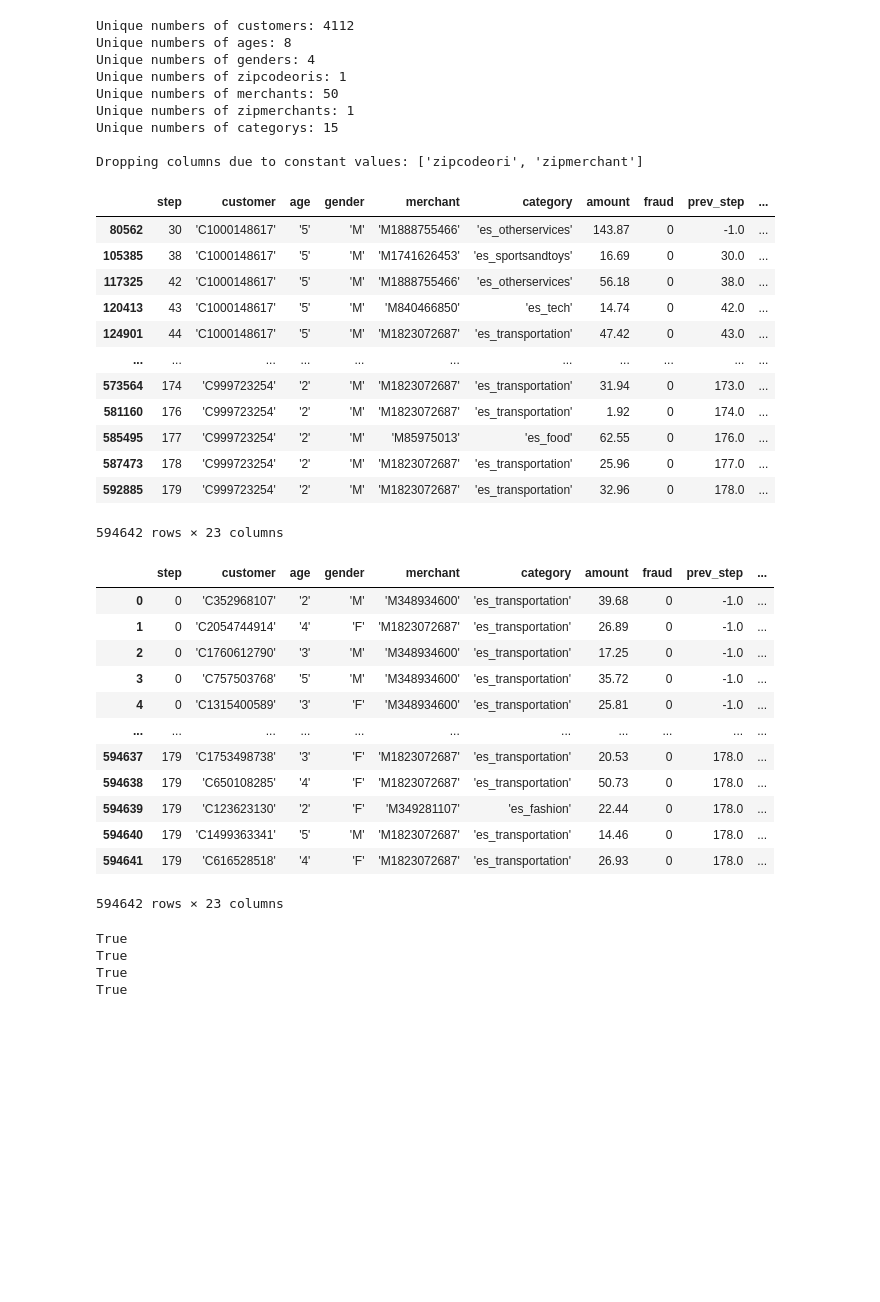
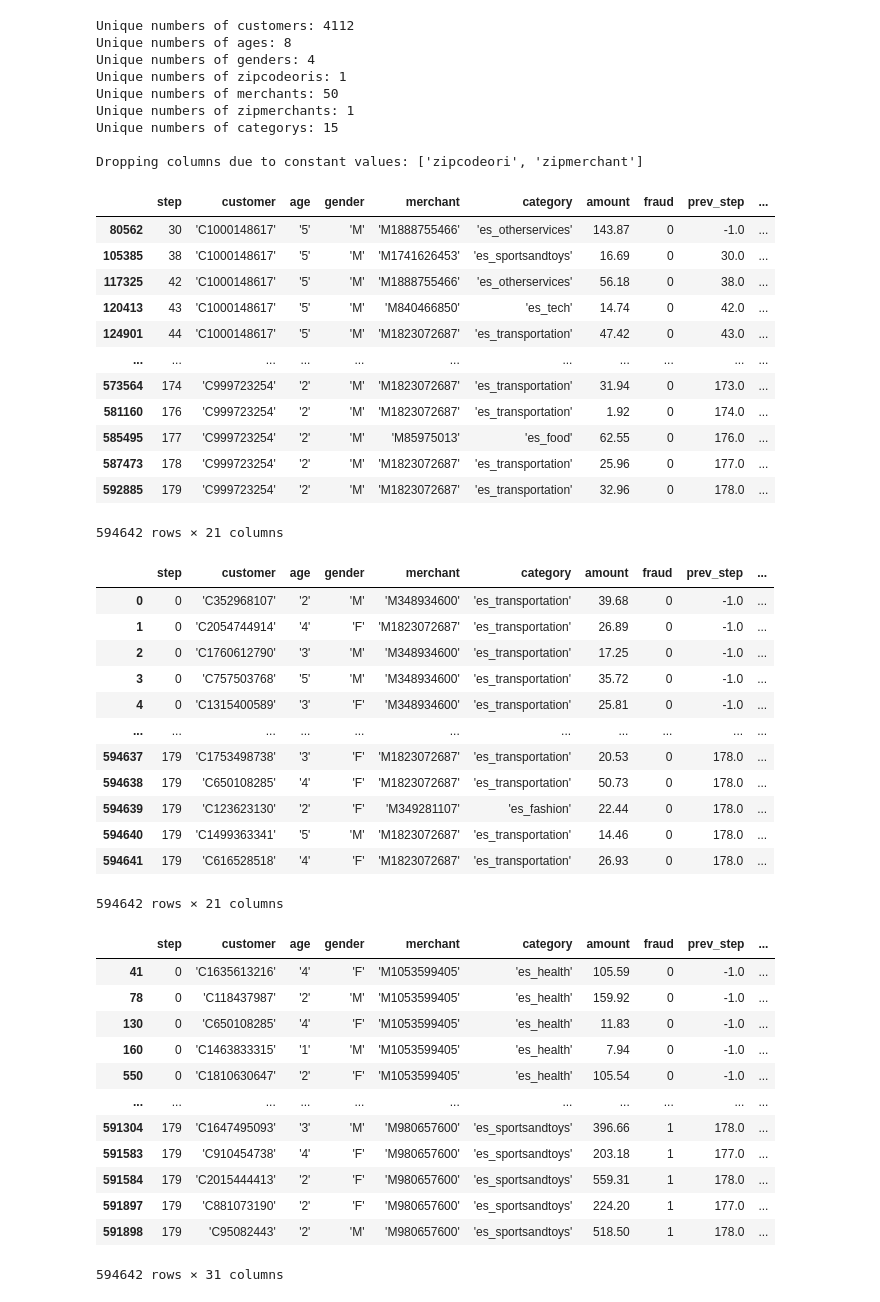
Before and after one commit to BaguetteJet/Fraud-Transaction-Detection, a Jupyter notebook: notebooks/data_books/RollingFeatureExtract.ipynb, the cells around one changed output. Drawn from its saved outputs; the diff is of its cells as text; code cells hidden in the pictures; blank space fills up the shorter version.

```diff
--- a/notebooks/data_books/RollingFeatureExtract.ipynb
+++ b/notebooks/data_books/RollingFeatureExtract.ipynb
@@ -6,6 +4,6 @@ import json
 import os
 # %%
-df = pd.read_csv('../../data/raw/credit_data.csv')
+df = pd.read_csv('../../data/raw/bank_sim.csv')
 # %%
 df.info()
 # %% [output]
@@ -120,7 +118,6 @@ df["time_since_last_transaction"] = df["time_since_last_transaction"].fillna(-1)
 df["prev_step"] = df["prev_step"].fillna(-1)
 
 df["transaction_count"] = cust_groups.cumcount()
-df["transaction_count"] = df["transaction_count"].fillna(0)
 
 df["past_amount_sum"] = cust_groups["amount"].cumsum() - df["amount"]
 df["past_amount_sum"] = df["past_amount_sum"].fillna(0)
@@ -161,7 +158,7 @@ df
 | 585495 | 177 | 'C999723254' | '2' | 'M' | 'M85975013' | 'es_food' | 62.55 | 0 | 176.0 | ... |
 | 587473 | 178 | 'C999723254' | '2' | 'M' | 'M1823072687' | 'es_transportation' | 25.96 | 0 | 177.0 | ... |
 | 592885 | 179 | 'C999723254' | '2' | 'M' | 'M1823072687' | 'es_transportation' | 32.96 | 0 | 178.0 | ... |
-594642 rows × 23 columns
+594642 rows × 21 columns
 # %%
 df = df.sort_index()
 df
@@ -178,16 +175,51 @@ df
 | 594639 | 179 | 'C123623130' | '2' | 'F' | 'M349281107' | 'es_fashion' | 22.44 | 0 | 178.0 | ... |
 | 594640 | 179 | 'C1499363341' | '5' | 'M' | 'M1823072687' | 'es_transportation' | 14.46 | 0 | 178.0 | ... |
 | 594641 | 179 | 'C616528518' | '4' | 'F' | 'M1823072687' | 'es_transportation' | 26.93 | 0 | 178.0 | ... |
-594642 rows × 23 columns
+594642 rows × 21 columns
 # %%
-first_txns = df[df["transaction_count"] == 0]
+df = df.sort_values(["merchant", "step"]).copy()
+merchant_groups = df.groupby("merchant")
 
-print((first_txns["avg_amount"] == first_txns["amount"]).all())
-print((first_txns["avg_amount_ratio"] == 1.0).all())
-print((first_txns["amount_zscore"] == 0).all()A
-print((first_txns["prev_step"] == -1).all()
+df["merchant_transaction_count"] = merchant_groups.cumcount()
+
+df["merchant_past_amount_sum"] = merchant_groups["amount"].cumsum() - df["amount"]
+df["merchant_past_amount_sum"] = df["merchant_past_amount_sum"].fillna(0)
+
+df["merchant_avg_amount"] = df["merchant_past_amount_sum"] / df["merchant_transaction_count"]
+df["merchant_avg_amount"] = df["merchant_avg_amount"].fillna(df["amount"])
+
+df["merchant_std_amount"] = merchant_groups["amount"].expanding().std().reset_index(level=0, drop=True).shift(1)
+df["merchant_std_amount"] = df["merchant_std_amount"].fillna(0)
+
+df["merchant_avg_amount_ratio"] = df["amount"] / df["merchant_avg_amount"]
+df["merchant_log_amount_ratio"] = np.log1p(df["merchant_avg_amount_ratio"])
+
+df["merchant_amount_zscore"] = (df["amount"] - df["merchant_avg_amount"]) / df["merchant_std_amount"]
+df["merchant_amount_zscore"] = df["merchant_amount_zscore"].fillna(0)
+df["merchant_amount_zscore"] = df["merchant_amount_zscore"].replace([np.inf, -np.inf], 0)
+
+df["merchant__fraud_count"] = merchant_groups["fraud"].cumsum() - df["fraud"]
+df["merchant_fraud_rate"] = df["merchant__fraud_count"] / df["merchant_transaction_count"]
+df["merchant_fraud_rate"] = df["merchant_fraud_rate"].fillna(0)
+
+df["merchant_prev_step"] = merchant_groups["step"].shift(1)
+df["time_since_last_merchant_transaction"] = df["step"] - df["merchant_prev_step"]
+
+df["time_since_last_merchant_transaction"] = df["time_since_last_merchant_transaction"].fillna(-1)
+df["merchant_prev_step"] = df["merchant_prev_step"].fillna(-1)
+
+df
 # %% [output]
+|  | step | customer | age | gender | merchant | category | amount | fraud | prev_step | ... |
+| 41 | 0 | 'C1635613216' | '4' | 'F' | 'M1053599405' | 'es_health' | 105.59 | 0 | -1.0 | ... |
+| 78 | 0 | 'C118437987' | '2' | 'M' | 'M1053599405' | 'es_health' | 159.92 | 0 | -1.0 | ... |
+| 130 | 0 | 'C650108285' | '4' | 'F' | 'M1053599405' | 'es_health' | 11.83 | 0 | -1.0 | ... |
+| 160 | 0 | 'C1463833315' | '1' | 'M' | 'M1053599405' | 'es_health' | 7.94 | 0 | -1.0 | ... |
+| 550 | 0 | 'C1810630647' | '2' | 'F' | 'M1053599405' | 'es_health' | 105.54 | 0 | -1.0 | ... |
+| ... | ... | ... | ... | ... | ... | ... | ... | ... | ... | ... |
+| 591304 | 179 | 'C1647495093' | '3' | 'M' | 'M980657600' | 'es_sportsandtoys' | 396.66 | 1 | 178.0 | ... |
+| 591583 | 179 | 'C910454738' | '4' | 'F' | 'M980657600' | 'es_sportsandtoys' | 203.18 | 1 | 177.0 | ... |
+| 591584 | 179 | 'C2015444413' | '2' | 'F' | 'M980657600' | 'es_sportsandtoys' | 559.31 | 1 | 178.0 | ... |
+| 591897 | 179 | 'C881073190' | '2' | 'F' | 'M980657600' | 'es_sportsandtoys' | 224.20 | 1 | 177.0 | ... |
+| 591898 | 179 | 'C95082443' | '2' | 'M' | 'M980657600' | 'es_sportsandtoys' | 518.50 | 1 | 178.0 | ... |
-True
-True
-True
-True
+594642 rows × 31 columns
```
Also changed, not shown: parts of 8 cells of this notebook.
